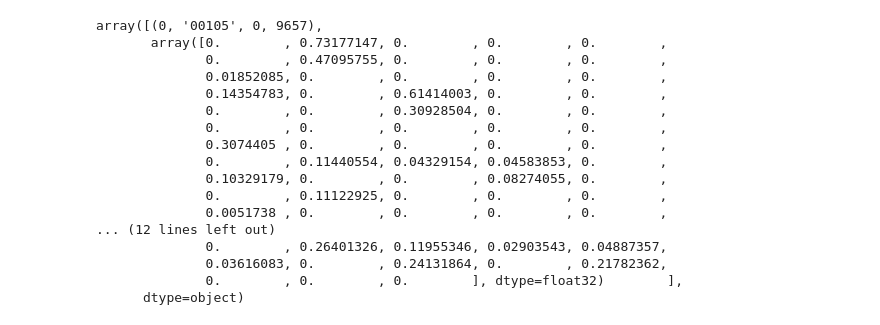
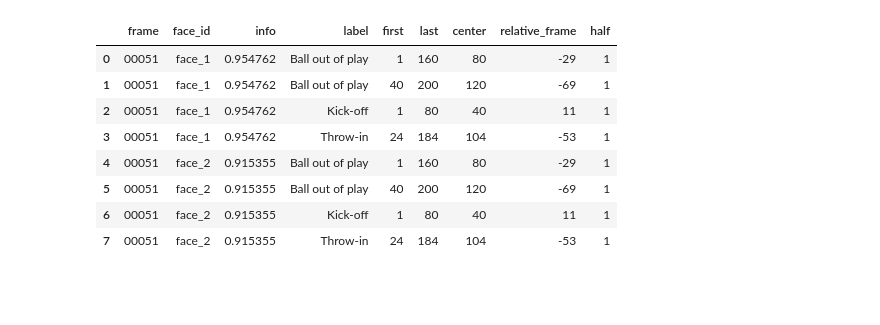
Before and after one commit to joseprs/ActionClassification, a Jupyter notebook: notebooks/analyze_faces_npfile.ipynb, the cells around one changed output. Cells and saved outputs as stored; diff of their text form; code cells hidden in the pictures; blank space fills up the shorter version.

```diff
--- a/notebooks/analyze_faces_npfile.ipynb
+++ b/notebooks/analyze_faces_npfile.ipynb
@@ -150,20 +141,0 @@ extractions = np.load(extractions_path_1, allow_pickle=True)
-# %%
-extractions[0]
-# %% [output]
-array([(0, '00105', 0, 9657),
-       array([0.        , 0.73177147, 0.        , 0.        , 0.        ,
-              0.        , 0.47095755, 0.        , 0.        , 0.        ,
-              0.01852085, 0.        , 0.        , 0.        , 0.        ,
-              0.14354783, 0.        , 0.61414003, 0.        , 0.        ,
-              0.        , 0.        , 0.30928504, 0.        , 0.        ,
-              0.        , 0.        , 0.        , 0.        , 0.        ,
-              0.3074405 , 0.        , 0.        , 0.        , 0.        ,
-              0.        , 0.11440554, 0.04329154, 0.04583853, 0.        ,
-              0.10329179, 0.        , 0.        , 0.08274055, 0.        ,
-              0.        , 0.11122925, 0.        , 0.        , 0.        ,
-              0.0051738 , 0.        , 0.        , 0.        , 0.        ,
-... (12 lines left out)
-              0.        , 0.26401326, 0.11955346, 0.02903543, 0.04887357,
-              0.03616083, 0.        , 0.24131864, 0.        , 0.21782362,
-              0.        , 0.        , 0.        ], dtype=float32)        ],
-      dtype=object)
@@ -169,0 +146,12 @@ array([(0, '00105', 0, 9657),
+# %%
+faces_diff_all.loc[faces_diff_all['frame']=='00051']
+# %% [output]
+|  | frame | face_id | info | label | first | last | center | relative_frame | half |
+| 0 | 00051 | face_1 | 0.954762 | Ball out of play | 1 | 160 | 80 | -29 | 1 |
+| 1 | 00051 | face_1 | 0.954762 | Ball out of play | 40 | 200 | 120 | -69 | 1 |
+| 2 | 00051 | face_1 | 0.954762 | Kick-off | 1 | 80 | 40 | 11 | 1 |
+| 3 | 00051 | face_1 | 0.954762 | Throw-in | 24 | 184 | 104 | -53 | 1 |
+| 4 | 00051 | face_2 | 0.915355 | Ball out of play | 1 | 160 | 80 | -29 | 1 |
+| 5 | 00051 | face_2 | 0.915355 | Ball out of play | 40 | 200 | 120 | -69 | 1 |
+| 6 | 00051 | face_2 | 0.915355 | Kick-off | 1 | 80 | 40 | 11 | 1 |
+| 7 | 00051 | face_2 | 0.915355 | Throw-in | 24 | 184 | 104 | -53 | 1 |
```
Also changed, not shown: parts of 12 cells of this notebook, 16 other files.
